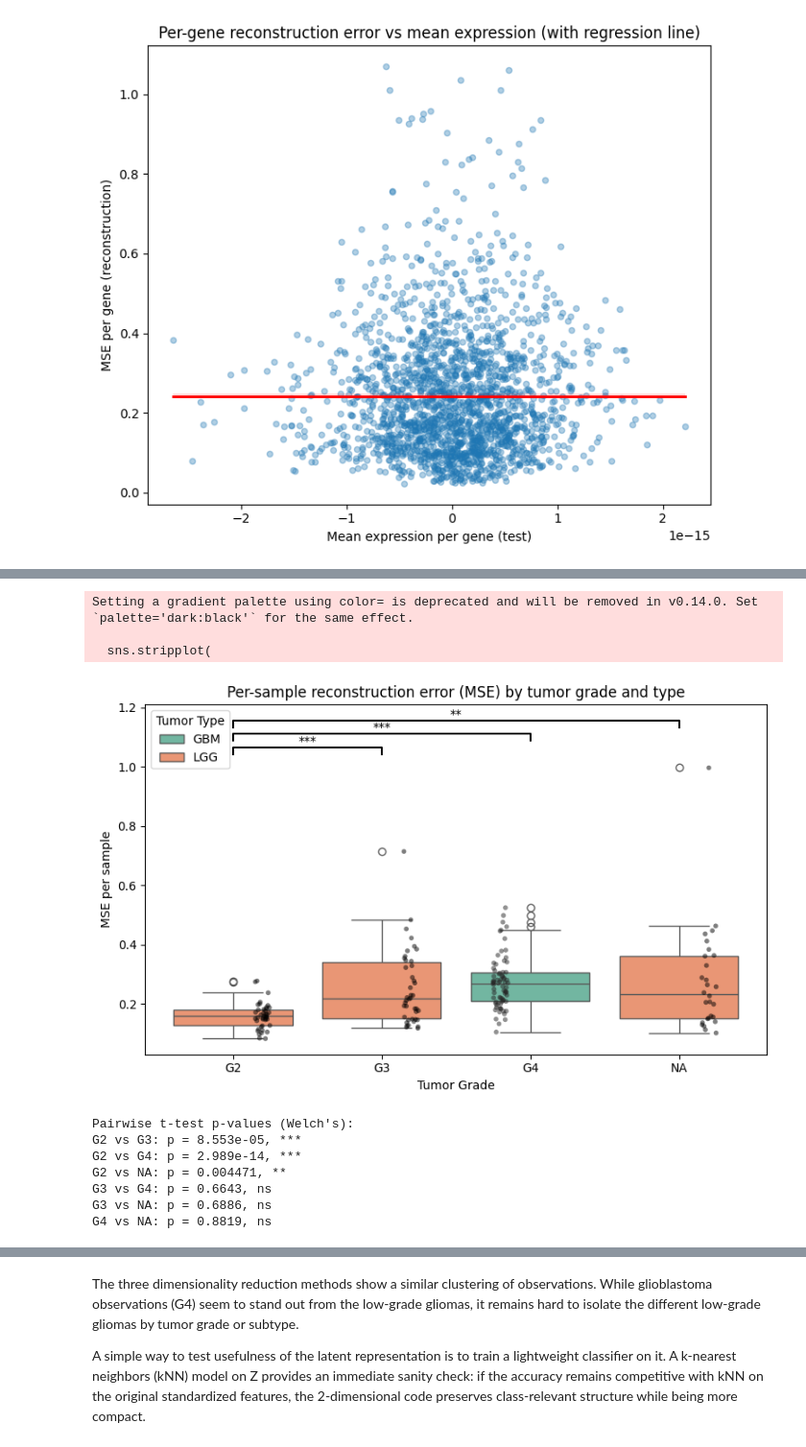
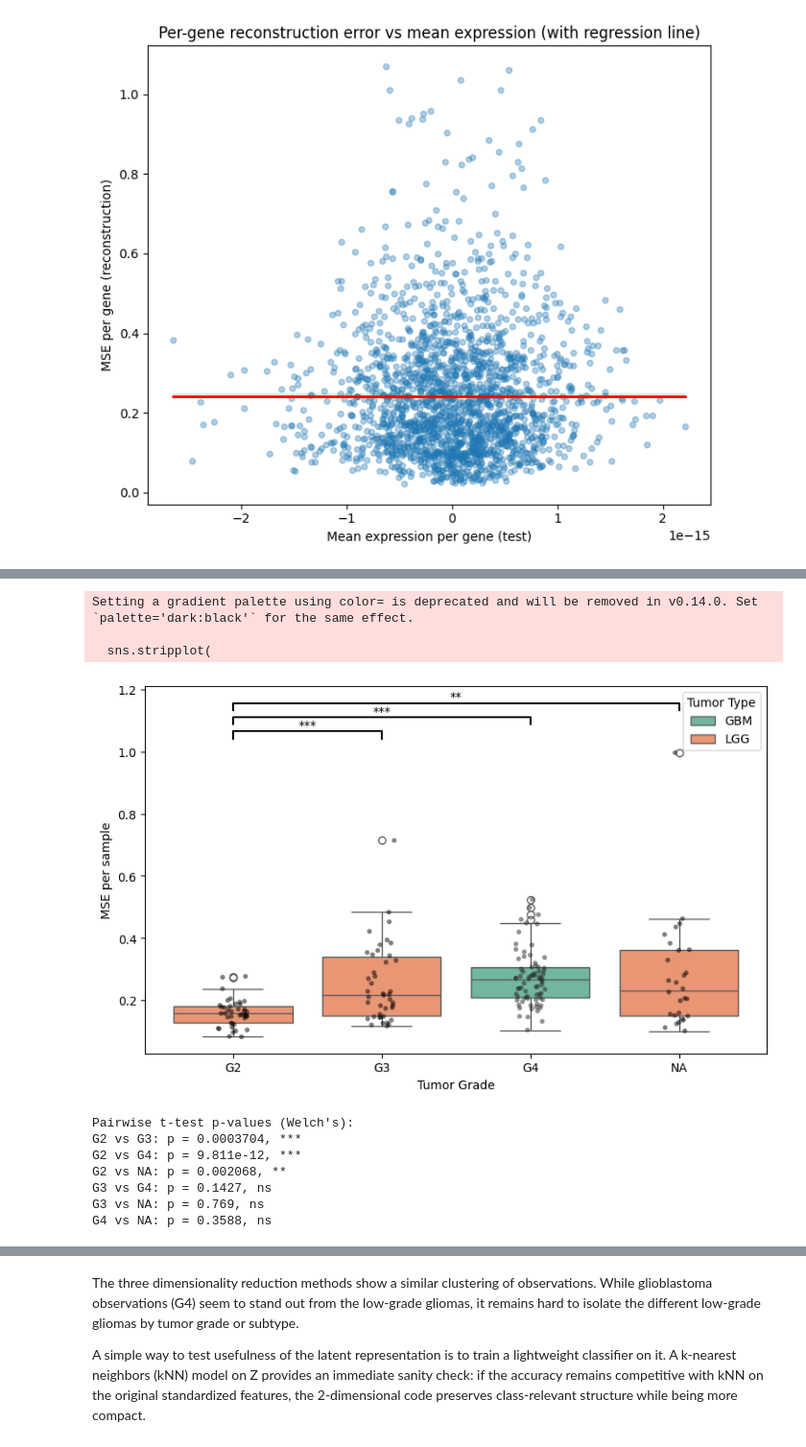
Before and after one commit to themishalka/Project-Deep-Learning, a Jupyter notebook: scripts/analysis_ae.ipynb, the cells around one changed output, grey strips where cells are left out. Shown at 96% size. Cells and saved outputs as stored; diff of their text form; code cells hidden in the pictures.

Commit message:
improving the visualisations and saving all graphics for report and oral

```diff
--- a/scripts/analysis_ae.ipynb
+++ b/scripts/analysis_ae.ipynb
@@ -279,12 +279,9 @@ df = pd.DataFrame({
     "Grade": grade_map.values
 })
 
-# --- Pairwise t-tests between grades ---
-from statsmodels.stats.multitest import multipletests
-import scipy.stats as st
 
-# Compute raw p-values
-grades = sorted(df['Grade'].unique())  # ['G2', 'G3', 'G4']
+# --- Pairwise wilcoxon tests between grades ---
+grades = sorted(df['Grade'].unique())
 p_values_raw = {}
 
 for i in range(len(grades)):
@@ -292,17 +289,15 @@ for i in range(len(grades)):
         g1, g2 = grades[i], grades[j]
         mse1 = df[df['Grade']==g1]['MSE']
         mse2 = df[df['Grade']==g2]['MSE']
-        stat, p = st.ttest_ind(mse1, mse2, equal_var=False)
+
+        stat, p = st.mannwhitneyu(mse1, mse2, alternative='two-sided')
         p_values_raw[(g1, g2)] = p
 
-# --- Apply FDR correction ---
+# FDR correction
 pairs = list(p_values_raw.keys())
-raw_pvals = list(p_values_raw.values())
-
-corrected_pvals = multipletests(raw_pvals, method='fdr_bh')[1]
-
-# Map back to pairs → now dictionary has corrected p-values
-p_values = dict(zip(pairs, corrected_pvals))
+raw = list(p_values_raw.values())
+corrected = multipletests(raw, method='fdr_bh')[1]
+p_values = dict(zip(pairs, corrected))
 
 # Function to convert corrected p-values to stars
 def p_to_stars(p):
@@ -327,7 +322,7 @@ sns.stripplot(
     y="MSE",
     hue="Tumor",
     data=df,
-    dodge=True,
+    #dodge=True,
     color="black",
     alpha=0.5,
     size=4
@@ -337,7 +332,7 @@ sns.stripplot(
 handles, labels = ax.get_legend_handles_labels()
 ax.legend(handles[:len(df['Tumor'].unique())], labels[:len(df['Tumor'].unique())], title="Tumor Type")
 
-plt.title("Per-sample reconstruction error (MSE) by tumor grade and type")
+#plt.title("Per-sample reconstruction error (MSE) by tumor grade and type")
 plt.xlabel("Tumor Grade")
 plt.ylabel("MSE per sample")
 
@@ -349,41 +344,41 @@ y_range = y_max - y_min
 offset = y_range * 0.05
 
 idx = 0
 for (g1, g2), p in p_values.items():
     stars = p_to_stars(p)
     if stars == 'ns':  # skip non-significant comparisons
         continue
 
     # x positions of the boxes
     x1 = grades.index(g1)
     x2 = grades.index(g2)
     y = y_max + offset*(idx+1)
 
     # Draw line connecting the boxes
     plt.plot([x1, x1, x2, x2], [y, y+offset/2, y+offset/2, y], color='black')
     # Add stars
     plt.text((x1+x2)/2, y+offset/2, stars, ha='center', va='bottom', color='black')
 
     idx += 1
 plt.tight_layout()
 plt.show()
 
 # Print p-values for reference
 print("Pairwise t-test p-values (Welch's):")
 for pair, p in p_values.items():
     print(f"{pair[0]} vs {pair[1]}: p = {p:.4g}, {p_to_stars(p)}")
 # %% [output]
 Setting a gradient palette using color= is deprecated and will be removed in v0.14.0. Set `palette='dark:black'` for the same effect.
 
   sns.stripplot(
-[figure, old version]
+[figure, new version]
 Pairwise t-test p-values (Welch's):
-G2 vs G3: p = 8.553e-05, ***
-G2 vs G4: p = 2.989e-14, ***
-G2 vs NA: p = 0.004471, **
-G3 vs G4: p = 0.6643, ns
-G3 vs NA: p = 0.6886, ns
-G4 vs NA: p = 0.8819, ns
+G2 vs G3: p = 0.0003704, ***
+G2 vs G4: p = 9.811e-12, ***
+G2 vs NA: p = 0.002068, **
+G3 vs G4: p = 0.1427, ns
+G3 vs NA: p = 0.769, ns
+G4 vs NA: p = 0.3588, ns
 # %% [markdown]
 ## Separate encoder and latent projection
 
```
Also changed, not shown: parts of 20 cells of this notebook, 26 other files.
